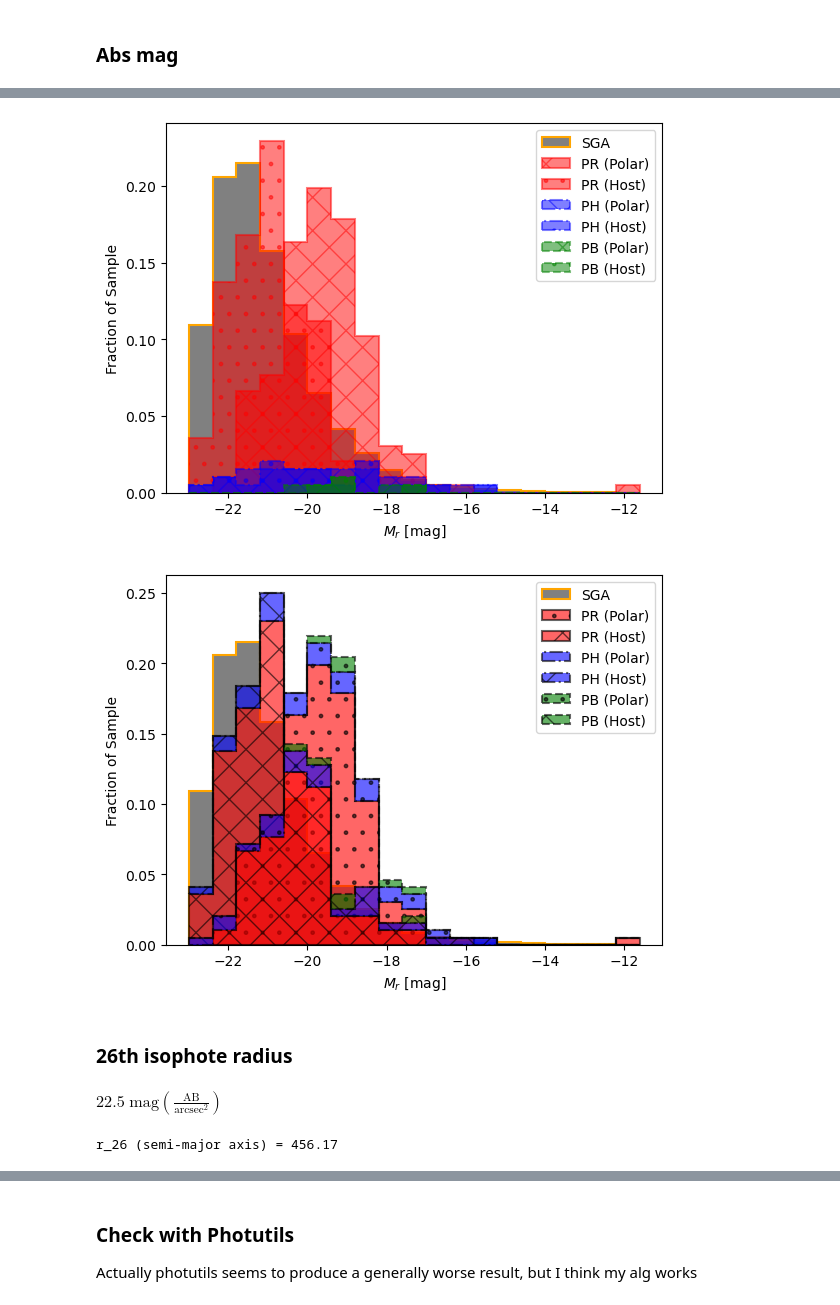
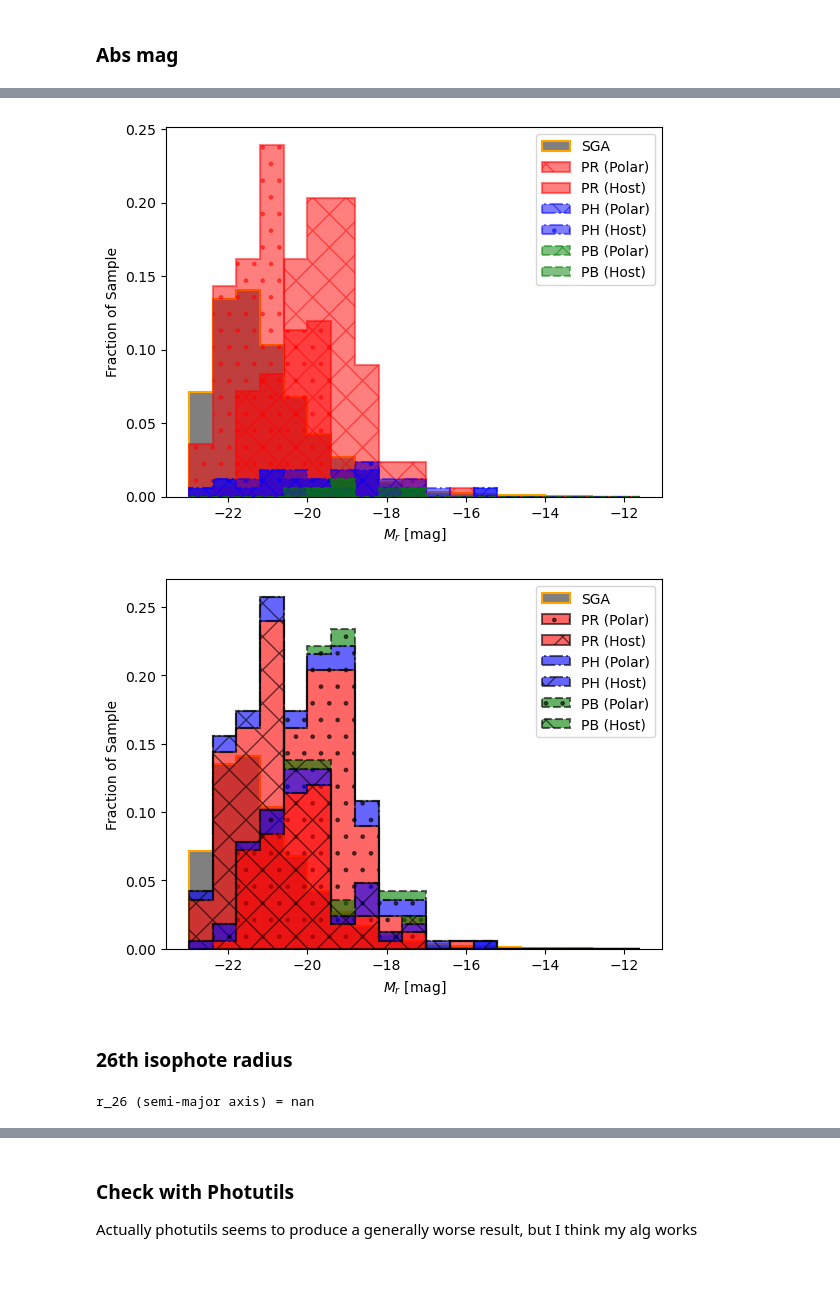
Before and after one commit to rpsmith4/photometric-decomp-analysis, a Jupyter notebook: fitresults/plot_parameters.ipynb, the cells around one changed output, grey strips where cells are left out. Cells and saved outputs as stored; diff of their text form; code cells hidden in the pictures; blank space fills up the shorter version.

```diff
--- a/fitresults/plot_parameters.ipynb
+++ b/fitresults/plot_parameters.ipynb
@@ -30,7 +30,8 @@ master_table["NAME"] = master_table['\ufeffNAME']
 master_table = master_table.to_pandas()
 # %%
 p = Path("/home/ryans/Projects/Photometric Decomp/Outputs/RESULTS_OF_DECOMPOSITION/")
-SGAtable = QTable.read(os.path.join("/home/ryans/Projects/Photometric Decomp/Analysis/", "SGA-2020.fits"))
+SGAtable = QTable.read(os.path.join("/home/ryans/Projects/Photometric Decomp/Analysis/", "SGA-2020.fits"), format="fits", hdu=1)
+TRACTOR = QTable.read(os.path.join("/home/ryans/Projects/Photometric Decomp/Analysis/", "SGA-2020.fits"), format="fits", hdu=2)
 # master_table = astropy.io.ascii.read("/home/ryans/Projects/Photometric Decomp/Analysis/master_table.csv")
 galmarks = json.load(open(os.path.join(p, "galmarks.json")))
 
@@ -49,7 +50,7 @@ for root, dirs, files in structure:
 fit_type = "2_sersic"
 
 all_results =  get_all_results(galaxies, bands, fit_type, galmarks)
-total_fit = len(all_results.groups.indices)
+total_fit = len(all_results.groups.indices)-1
 
 thresh = 1
 total_bad_fit = len(all_results[all_results["Reduced ChiSq"] > thresh].groups.indices)
@@ -140,40 +216,47 @@ all_results = all_results[np.isfinite(all_results["DL"])]
 # %%
 SGAtable.columns
-SGAtable = SGAtable[(SGAtable["Z_LEDA"] > 0) & (SGAtable["R_MAG_SB26"] != -1)]
-SGAtable["R_ABSMAG_SB26"] = (SGAtable["R_MAG_SB26"] *u.mag - cosmo.distmod(SGAtable["Z_LEDA"])).value
+m = (SGAtable["Z_LEDA"] > 0) & (SGAtable["R_MAG_SB26"] != -1)
+m2 = (SGAtable["Z_LEDA"] > 0) & (SGAtable["G_MAG_SB26"] != -1)
+
+
+SGAtable["R_ABSMAG_SB26"] = -1*np.ones(len(SGAtable))
+SGAtable["G_ABSMAG_SB26"] = -1*np.ones(len(SGAtable))
+
+SGAtable["R_ABSMAG_SB26"][m] = (SGAtable["R_MAG_SB26"][m] *u.mag - cosmo.distmod(SGAtable["Z_LEDA"][m])).value
+SGAtable["G_ABSMAG_SB26"][m2] = (SGAtable["G_MAG_SB26"][m2] *u.mag - cosmo.distmod(SGAtable["Z_LEDA"][m2])).value
 # %%
 quantity_support()
 fig = plt.Figure(dpi=dpi)
 ngals = np.size(np.unique(all_results["Galaxy Name"]))
 
 r = (-23, -12)
 step = 0.6
-bins = np.arange(r[0], r[1]+step, step) * u.mag
+bins = np.arange(r[0], r[1]+step, step) * u.ABmag
 
-sgaval, bins = np.histogram(SGAtable["R_ABSMAG_SB26"] * u.mag, bins=bins)
+sgaval, bins = np.histogram(SGAtable["R_ABSMAG_SB26"] * u.ABmag, bins=bins)
 plt.stairs(sgaval/len(SGAtable), edges=bins, color="grey", edgecolor="orange", ls="-", label=f"SGA", linewidth=linewidth, fill=True, alpha=1)
 
 for gal_type in gal_types:
     polar = all_results[(all_results["Function Label"] == "Polar") & (all_results["Galaxy Type"]==gal_type) & (all_results["band"] == "r")]
     host = all_results[(all_results["Function Label"] == "Host") & (all_results["Galaxy Type"]==gal_type) & (all_results["band"] == "r")]
     # z = master_table["Z"]
     polar_absmag = polar["Abs Mag"]
     host_absmag = host["Abs Mag"]
 
 
     polval, bins = np.histogram(polar_absmag, bins=bins)
     plt.stairs(polval/ngals, edges=bins, color=type_colors[gal_type], edgecolor=type_colors[gal_type], ls=type_ls[gal_type], label=f"{gal_type} (Polar)", linewidth=linewidth, fill=True, alpha=0.5, hatch="X")
 
     hostval, bins = np.histogram(host_absmag, bins=bins)
     plt.stairs(hostval/ngals, edges=bins, color=type_colors[gal_type], edgecolor=type_colors[gal_type], ls=type_ls[gal_type], label=f"{gal_type} (Host)", linewidth=linewidth, fill=True, alpha=0.5, hatch=".")
 
 
 plt.xlabel(r"$M_r$ [mag]")
 plt.ylabel("Fraction of Sample")
 plt.legend()
 plt.show()
 # %% [output]
-[figure, old version]
+[figure, new version]
 # %%
 quantity_support()
 fig = plt.Figure(dpi=dpi)
@@ -181,9 +264,9 @@ ngals = np.size(np.unique(all_results["Galaxy Name"]))
 
 r = (-23, -12)
 step = 0.6
-bins = np.arange(r[0], r[1]+step, step) * u.mag
+bins = np.arange(r[0], r[1]+step, step) * u.ABmag
 
-sgaval, bins = np.histogram(SGAtable["R_ABSMAG_SB26"] * u.mag, bins=bins)
+sgaval, bins = np.histogram(SGAtable["R_ABSMAG_SB26"] * u.ABmag, bins=bins)
 plt.stairs(sgaval/len(SGAtable), edges=bins, color="grey", edgecolor="orange", ls="-", label=f"SGA", linewidth=linewidth, fill=True, alpha=1)
 
 polar_absmags = []
@@ -213,21 +296,8 @@ plt.ylabel("Fraction of Sample")
 plt.legend()
 plt.show()
 # %% [output]
-[figure, old version]
+[figure, new version]
 # %% [markdown]
 ### 26th isophote radius
 # %%
 import scipy
-# %%
-def nmgyfluxSB_to_magSB(fluxSB):
-    zero_point_star_equiv = u.zero_point_flux(3631.1 * u.Jy)
-    return (fluxSB*u.arcsec**2).to(u.mag("AB"), zero_point_star_equiv).value * u.mag("AB/arcsec**2")
-
-def nmgymagSB_to_fluxSB(magSB):
-    zero_point_star_equiv = u.zero_point_flux(3631.1 * u.Jy)
-    return (magSB.value*u.ABmag).to(u.nmgy, zero_point_star_equiv).value * u.nmgy/u.arcsec**2
-x = 22.5 * u.mag("AB/arcsec**2")
-
-nmgyfluxSB_to_magSB(nmgymagSB_to_fluxSB(x))
-# %% [output]
-$22.5 \; \mathrm{mag\left(\frac{AB}{arcsec^{2}}\right)}$
@@ -234,14 +310,9 @@ $22.5 \; \mathrm{mag\left(\frac{AB}{arcsec^{2}}\right)}$
 # %%
-def radius_of_isophote(mu_iso, mu_eff, n, r_eff):
-    b_n = scipy.special.gammaincinv(2*n, 0.5)
-    I_iso = nmgymagSB_to_fluxSB(mu_iso)
-    I_eff = nmgymagSB_to_fluxSB(mu_eff)
-    return r_eff * ((b_n-np.log(I_iso/I_eff))/b_n)**n
 
 # Example: radius of the 26 mag/arcsec^2 isophote
 mu_26 = 26* u.mag("AB/arcsec**2")
-mu_e = 20.5 * u.mag("AB/arcsec**2")  # example effective surface brightness
-n = 4.0
+mu_e = 27* u.mag("AB/arcsec**2")  # example effective surface brightness
+n = 0.2
 r_e = 60
 r_26 = radius_of_isophote(mu_26, mu_e, n, r_e)
 print(f"r_26 (semi-major axis) = {r_26:.2f}")
@@ -249,4 +320,4 @@ print(f"r_26 (semi-major axis) = {r_26:.2f}")
 # quantity_support()
 # plt.imshow(model(xx,yy), extent=(x[0],x[-1], y[0], y[-1]))
 # %% [output]
-r_26 (semi-major axis) = 456.17
+r_26 (semi-major axis) = nan
```
Also changed, not shown: parts of 38 cells of this notebook.
